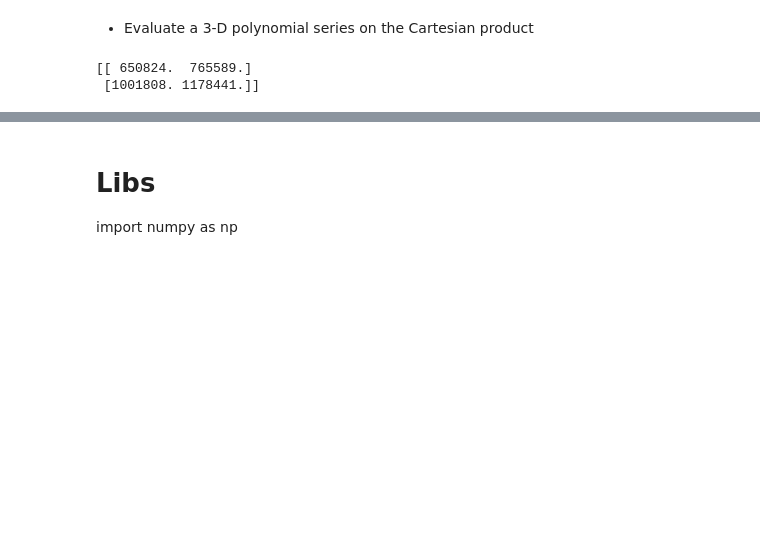
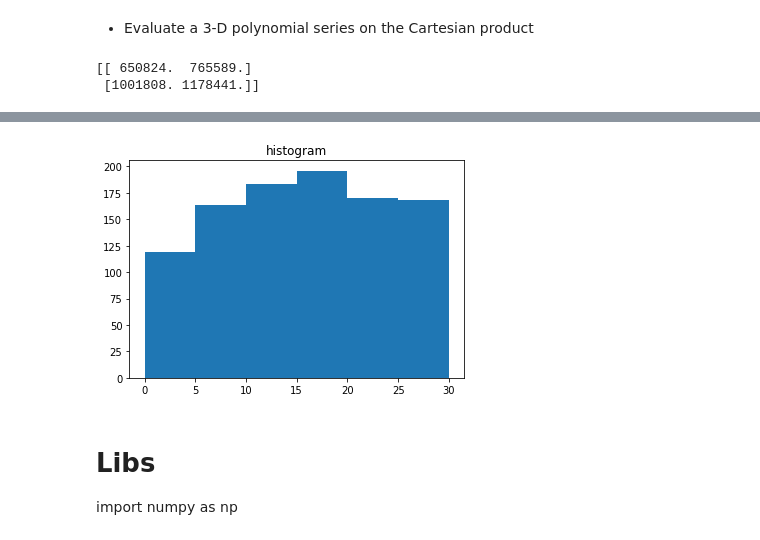
Before and after one commit to brunocvs7/neural_nets_DL, a Jupyter notebook: tasks/numpy/numpy_task.ipynb, the cells around one changed output, grey strips where cells are left out. Saved outputs shown, nothing was run; the diff lists cells and outputs as text; code cells hidden in the pictures; blank space fills up the shorter version.

```diff
--- a/tasks/numpy/numpy_task.ipynb
+++ b/tasks/numpy/numpy_task.ipynb
@@ -1338,3 +1524,11 @@ print(cartesian_product)
+# %%
+
+array = np.random.randint(1,30, size=(1000))
+plt.hist(array, bins = [0,5,10,15,20, 25, 30])
+plt.title("histogram")
+plt.show()
+# %% [output]
+[figure, added]
 # %% [markdown]
 # Libs
 import numpy as np
```
Also changed, not shown: parts of 44 cells of this notebook, 3 other files.
